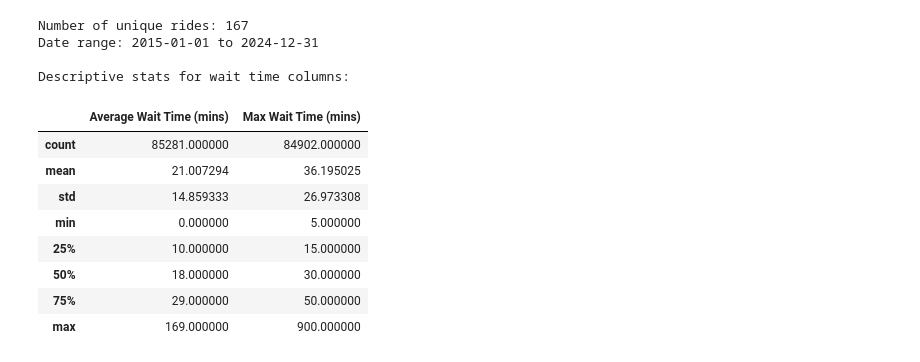
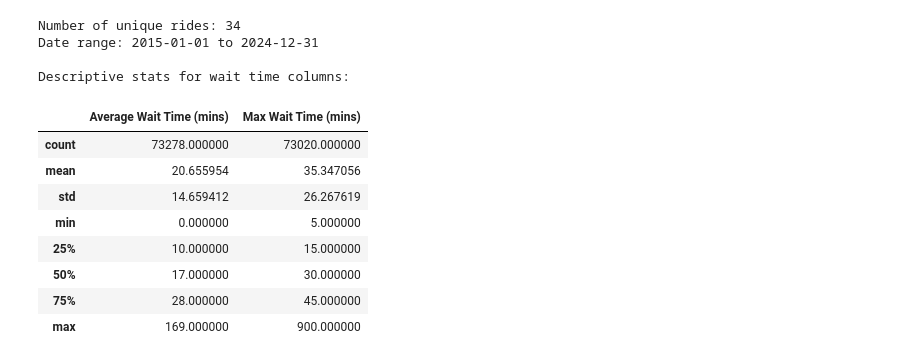
Before and after one commit to Nolancchu/DSC190-Waittime-API-database, a Jupyter notebook: EDA.ipynb, the cells around one changed output. Cells and saved outputs as stored; diff of their text form; code cells hidden in the pictures.

```diff
--- a/EDA.ipynb
+++ b/EDA.ipynb
@@ -44,29 +172,29 @@ Missing values summary:
 # %%
-# Basic stats & ranges
-n_rides = df["Ride"].nunique()
+# Basic stats & ranges WITH STARWARS
+n_rides = with_starwars["Ride"].nunique()
 print(f"\nNumber of unique rides: {n_rides}")
 
 # Date range
-min_date = df["Date"].min()
-max_date = df["Date"].max()
+min_date = with_starwars["Date"].min()
+max_date = with_starwars["Date"].max()
 print(f"Date range: {min_date.date()} to {max_date.date()}")
 
 # Numeric summary for wait times
 wait_cols = ["Average Wait Time (mins)", "Max Wait Time (mins)"]
 
 print("\nDescriptive stats for wait time columns:")
-display(df[wait_cols].describe())
+display(with_starwars[wait_cols].describe())
 # %% [output]
-Number of unique rides: 167
+Number of unique rides: 34
 Date range: 2015-01-01 to 2024-12-31
 
 Descriptive stats for wait time columns:
 |  | Average Wait Time (mins) | Max Wait Time (mins) |
-| count | 85281.000000 | 84902.000000 |
-| mean | 21.007294 | 36.195025 |
-| std | 14.859333 | 26.973308 |
+| count | 73278.000000 | 73020.000000 |
+| mean | 20.655954 | 35.347056 |
+| std | 14.659412 | 26.267619 |
 | min | 0.000000 | 5.000000 |
 | 25% | 10.000000 | 15.000000 |
-| 50% | 18.000000 | 30.000000 |
-| 75% | 29.000000 | 50.000000 |
+| 50% | 17.000000 | 30.000000 |
+| 75% | 28.000000 | 45.000000 |
 | max | 169.000000 | 900.000000 |
```
Also changed, not shown: parts of 14 cells of this notebook.
